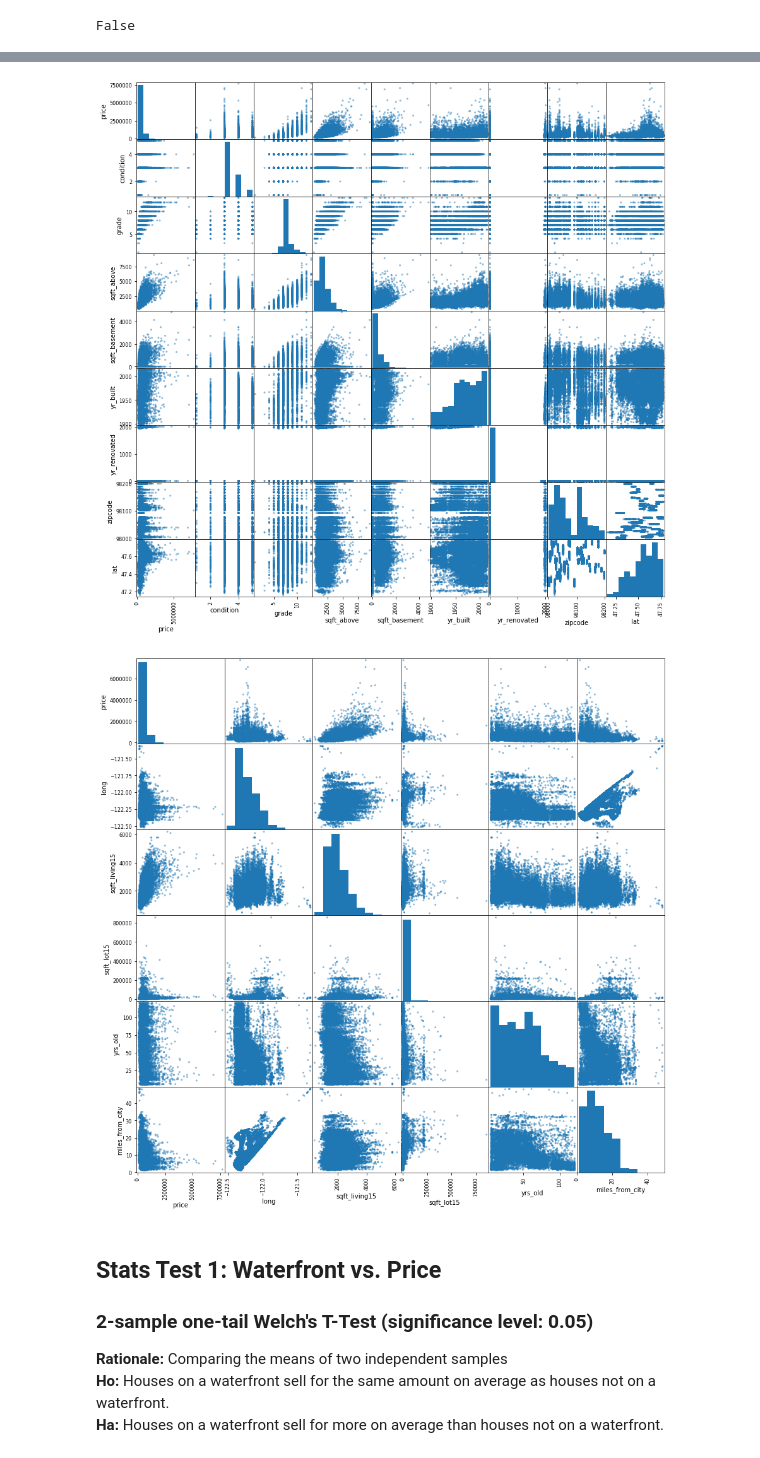
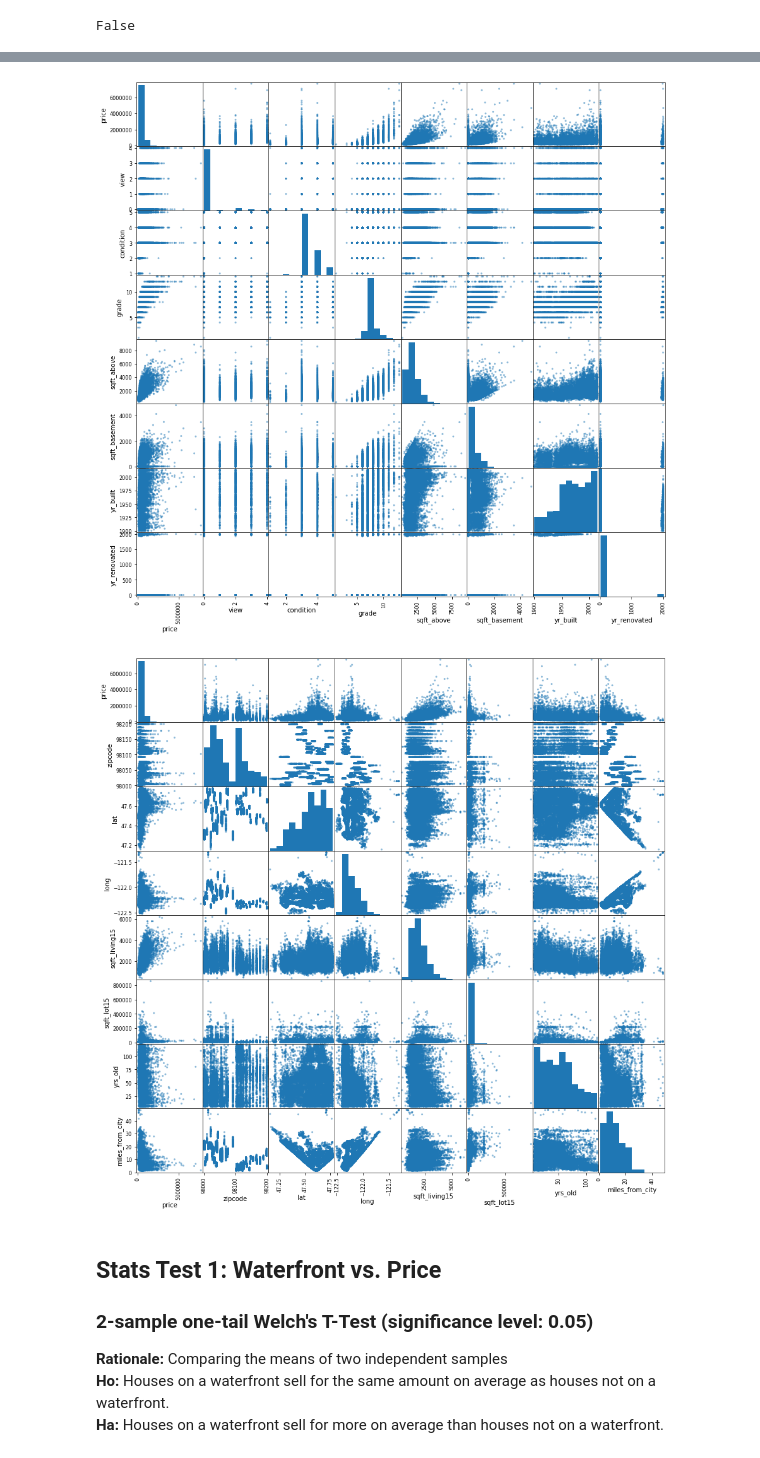
Before and after one commit to khyateed/predicting-housing-prices, a Jupyter notebook: eda.ipynb, the cells around one changed output, grey strips where cells are left out. Drawn from its saved outputs; the diff is of its cells as text; code cells hidden in the pictures.

```diff
--- a/eda.ipynb
+++ b/eda.ipynb
@@ -199,13 +234,13 @@ pd.plotting.scatter_matrix(df.iloc[:,3:11], figsize= [15,15]);
 # %%
-df2 = pd.concat([df['price'],df.iloc[:,11:19]], axis=1)
+df2 = pd.concat([df['price'],df.iloc[:,10:17]], axis=1)
 pd.plotting.scatter_matrix(df2, figsize= [15,15]);
 # %% [output]
-[figure, old version]
+[figure, new version]
 # %%
-df3 = pd.concat([df['price'],df.iloc[:,19:]], axis=1)
+df3 = pd.concat([df['price'],df.iloc[:,17:]], axis=1)
 pd.plotting.scatter_matrix(df3, figsize= [15,15]);
 # %% [output]
-[figure, old version]
+[figure, new version]
 # %% [markdown]
 ## Stats Test 1: Waterfront vs. Price
 ### 2-sample one-tail Welch's T-Test (significance level: 0.05)
```
Also changed, not shown: parts of 17 cells of this notebook.
